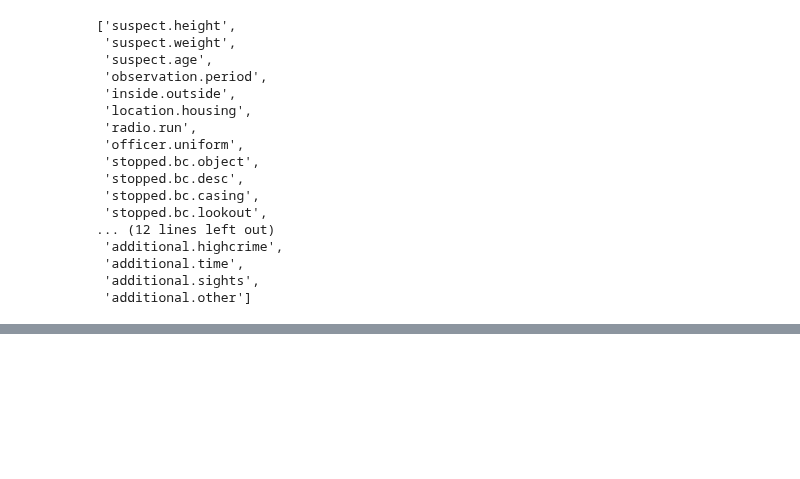
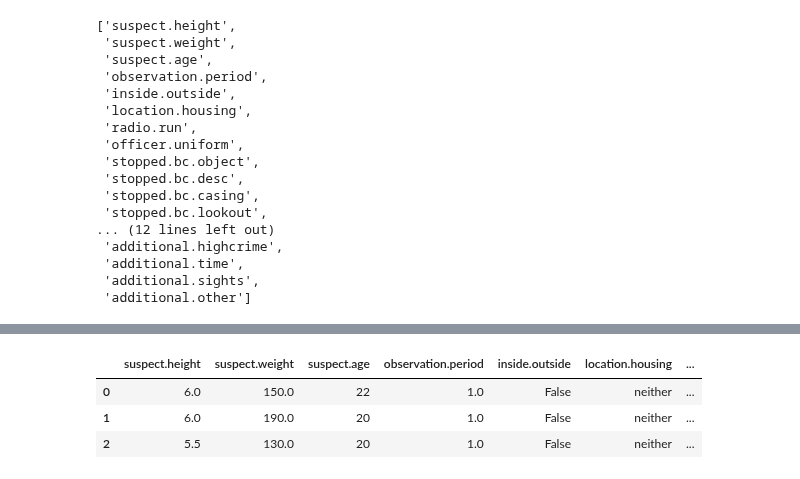
Before and after one commit to ORIE4741/demos, a Jupyter notebook: feature_engineering.ipynb, the cells around one changed output, grey strips where cells are left out. Cells and saved outputs as stored; diff of their text form; code cells hidden in the pictures; blank space fills up the shorter version.

```diff
--- a/feature_engineering.ipynb
+++ b/feature_engineering.ipynb
@@ -231,2 +219,9 @@ ax.tick_params(axis='x', rotation=0)
 # %%
 feats_to_use += ['borough']
+# %%
+train_df[feats_to_use].head(3)
+# %% [output]
+|  | suspect.height | suspect.weight | suspect.age | observation.period | inside.outside | location.housing | ... |
+| 0 | 6.0 | 150.0 | 22 | 1.0 | False | neither | ... |
+| 1 | 6.0 | 190.0 | 20 | 1.0 | False | neither | ... |
+| 2 | 5.5 | 130.0 | 20 | 1.0 | False | neither | ... |
```
Also changed, not shown: parts of 21 cells of this notebook.
